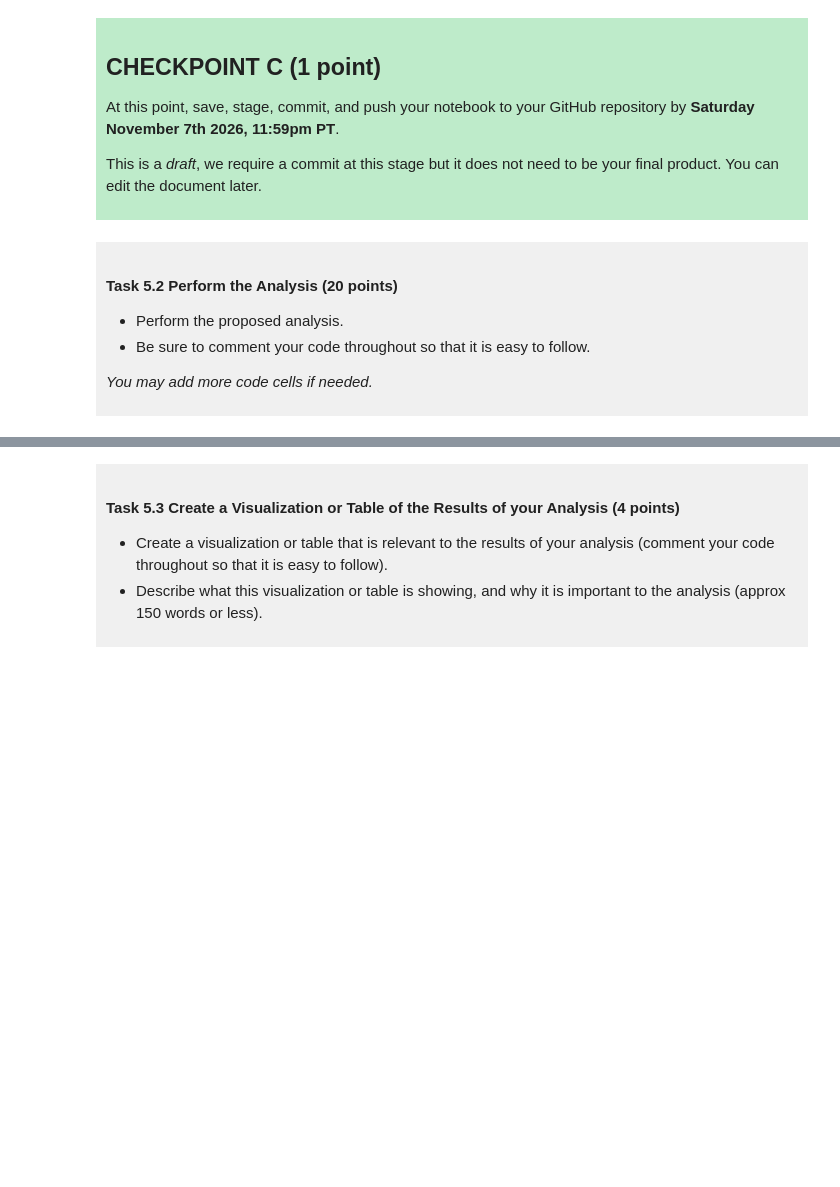
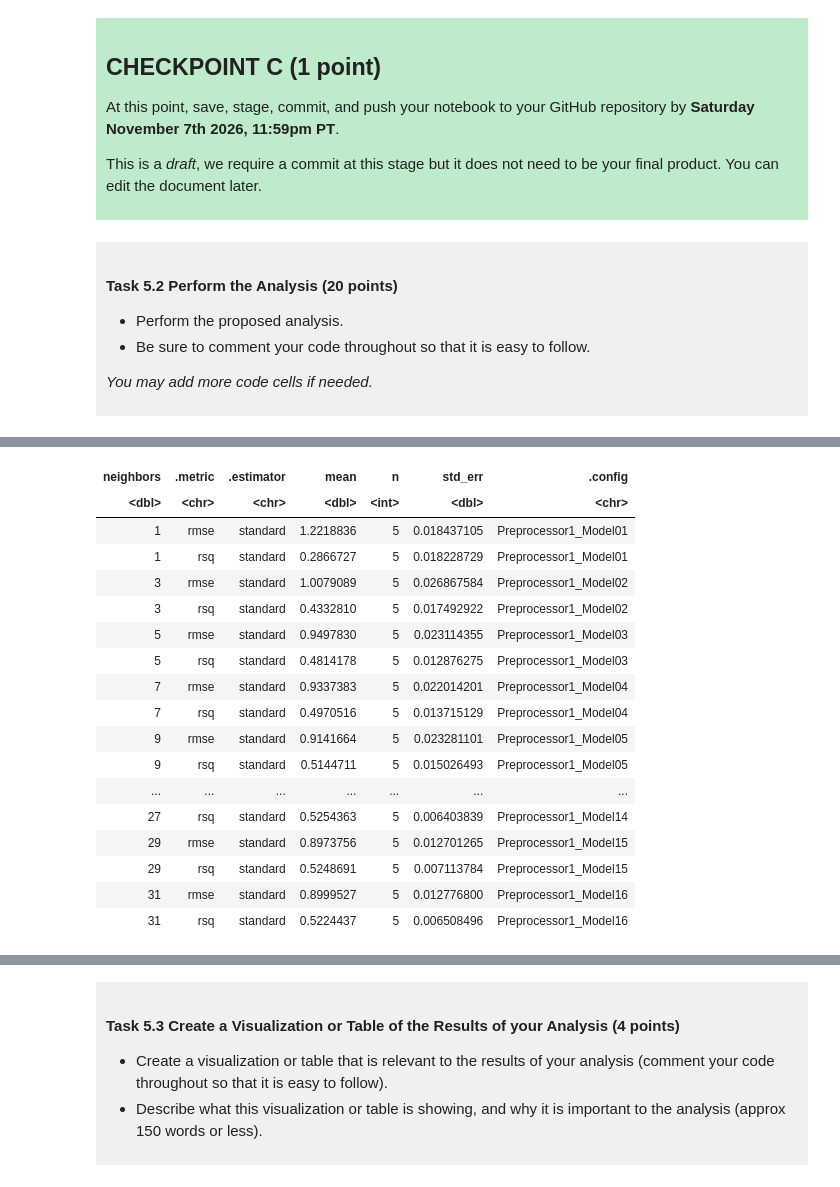
Before and after one commit to elxaxor/dsci-100-project-Jungbin-Lee, a Jupyter notebook: dsci-100-project-notebook.ipynb, the cells around one changed output, grey strips where cells are left out. Cells and saved outputs as stored; diff of their text form; code cells hidden in the pictures; blank space fills up the shorter version.

```diff
--- a/dsci-100-project-notebook.ipynb
+++ b/dsci-100-project-notebook.ipynb
@@ -459,4 +449,71 @@ This is a *draft*, we require a commit at this stage but it does not need to be
 
 </div>
 # %%
-### EDIT THIS CODE CELL ###
+library(tidyverse)
+library(tidymodels)
+
+# select the variables needed for KNN regression
+basketball_model_data <- basketball_data_tidy |>
+select(conf_wins_pct, seed, tourney_wins) |>
+drop_na()
+
+#split the data
+basketball_split <- initial_split(basketball_model_data, prop = 0.75)
+basketball_train <- training(basketball_split)
+basketball_test <- testing(basketball_split)
+
+# create 5 folds for cross-validation
+basketball_folds <- vfold_cv(basketball_train, v = 5, strata = tourney_wins)
+
+#create a recipe
+basketball_recipe <- recipe(tourney_wins ~ conf_wins_pct + seed, data = basketball_train) |>
+step_scale(all_predictors()) |>
+step_center(all_predictors())
+
+#create a knn regression model
+knn_spec <- nearest_neighbor(neighbors = tune(), weight_func = "rectangular") |>
+set_engine("kknn") |>
+set_mode("regression")
+
+# create a workflow
+knn_workflow <- workflow() |>
+add_recipe(basketball_recipe) |>
+add_model(knn_spec)
+
+k_values <- tibble(neighbors = seq(1, 31, by = 2))
+
+knn_results <- knn_workflow |>
+tune_grid(resample = basketball_folds, grid = k_values) |>
+collect_metrics()
+
+knn_results
+
+best_k <- knn_results |>
+filter(.metric == "rmse") |>
+slice_min(mean, n = 1)
+best_k
+
+k_min <- best_k |>
+pull(neighbors)
+
+final_knn_spec <- nearest_neighbor(neighbors = k_min, weight_func = "rectangular") |>
+set_engine("kknn") |>
+set_mode("regression")
+
+final_knn_fit <- workflow() |>
+add_recipe(basketball_recipe) |>
+add_model(final_knn_spec) |>
+fit(data = basketball_train)
+
+basketball_predictions <- final_knn_fit |>
+predict(new_data = basketball_test) |>
+bind_cols(basketball_test)
+
+basketball_rmse <- basketball_predictions |>
+metrics(truth = tourney_wins, estimate = .pred) |>
+filter(.metric == "rmse") |>
+pull(.estimate)
+
+
+basketball_rmse
+# %% [output]
@@ -462,0 +521,18 @@ This is a *draft*, we require a commit at this stage but it does not need to be
+| neighbors | .metric | .estimator | mean | n | std_err | .config |
+| <dbl> | <chr> | <chr> | <dbl> | <int> | <dbl> | <chr> |
+| 1 | rmse | standard | 1.2218836 | 5 | 0.018437105 | Preprocessor1_Model01 |
+| 1 | rsq | standard | 0.2866727 | 5 | 0.018228729 | Preprocessor1_Model01 |
+| 3 | rmse | standard | 1.0079089 | 5 | 0.026867584 | Preprocessor1_Model02 |
+| 3 | rsq | standard | 0.4332810 | 5 | 0.017492922 | Preprocessor1_Model02 |
+| 5 | rmse | standard | 0.9497830 | 5 | 0.023114355 | Preprocessor1_Model03 |
+| 5 | rsq | standard | 0.4814178 | 5 | 0.012876275 | Preprocessor1_Model03 |
+| 7 | rmse | standard | 0.9337383 | 5 | 0.022014201 | Preprocessor1_Model04 |
+| 7 | rsq | standard | 0.4970516 | 5 | 0.013715129 | Preprocessor1_Model04 |
+| 9 | rmse | standard | 0.9141664 | 5 | 0.023281101 | Preprocessor1_Model05 |
+| 9 | rsq | standard | 0.5144711 | 5 | 0.015026493 | Preprocessor1_Model05 |
+| ... | ... | ... | ... | ... | ... | ... |
+| 27 | rsq | standard | 0.5254363 | 5 | 0.006403839 | Preprocessor1_Model14 |
+| 29 | rmse | standard | 0.8973756 | 5 | 0.012701265 | Preprocessor1_Model15 |
+| 29 | rsq | standard | 0.5248691 | 5 | 0.007113784 | Preprocessor1_Model15 |
+| 31 | rmse | standard | 0.8999527 | 5 | 0.012776800 | Preprocessor1_Model16 |
+| 31 | rsq | standard | 0.5224437 | 5 | 0.006508496 | Preprocessor1_Model16 |
```
Also changed, not shown: parts of 8 cells of this notebook.
